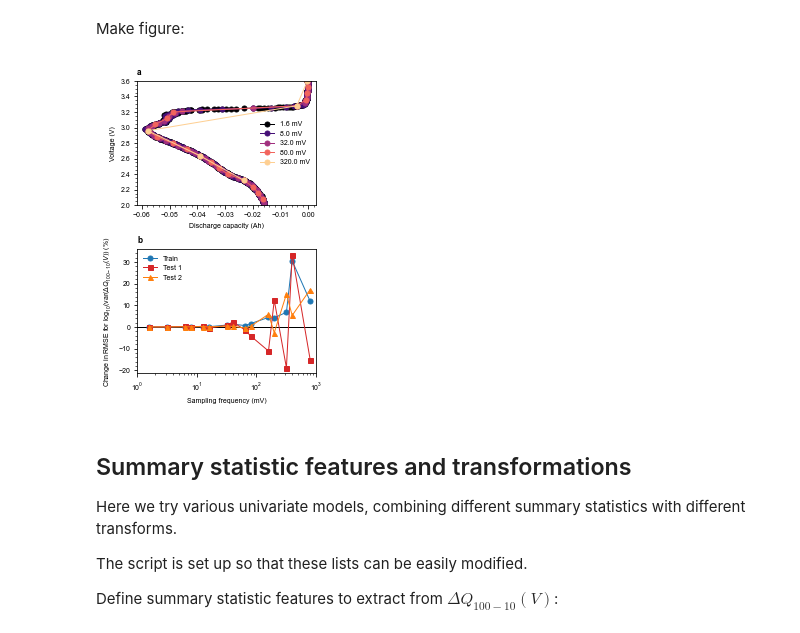
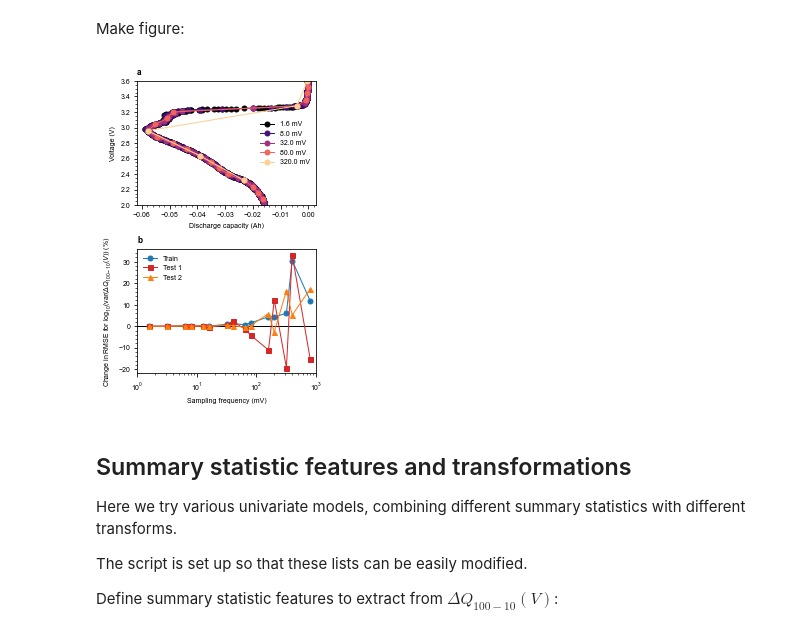
Before and after one commit to petermattia/revisit-severson-et-al, a Jupyter notebook: revisit-severson-et-al.ipynb, the cells around one changed output. Cells and saved outputs as stored; diff of their text form; code cells hidden in the pictures.

```diff
--- a/revisit-severson-et-al.ipynb
+++ b/revisit-severson-et-al.ipynb
@@ -34,6 +39,7 @@ fig_width = 3.25 # ECS spec is 3.25" width
 fig_width_2col = 7
 fig_height = (3 / 4) * fig_width # standard ratio
 
+rcParams['figure.autolayout'] = True
 rcParams['lines.markersize'] = 5
 rcParams['lines.linewidth'] = 1.0
 rcParams['font.size'] = 7
@@ -72,7 +79,7 @@ def sortKeyFunc(s):
     return int(os.path.basename(s)[4:-4])
 
 def load_dataset(folder):
-    files = glob.glob('./data/' + folder + '/*.csv')
+    files = glob.glob(f'./data/{folder}/*.csv')
     files.sort(key=sortKeyFunc) # glob returns list with arbitrary order
 
     l = len(files)
@@ -265,18 +268,18 @@ for k, freq in enumerate(sampling_frequencies):
     X_test1_scaled = scaler.transform(X_test1.reshape(-1, 1))
     X_test2_scaled = scaler.transform(X_test2.reshape(-1, 1))
 
-    # Define and fit elastic net:
-    enet = LinearRegression()
+    # Define and fit linear regression via enet
+    enet = ElasticNetCV(l1_ratio=l1_ratios, cv=5, random_state=0)
     enet.fit(X_train_scaled.reshape(-1, 1), y_train)
 
-    # Predict on test sets:
+    # Predict on test sets
     y_train_pred = enet.predict(X_train_scaled)
     y_test1_pred = enet.predict(X_test1_scaled)
     y_test2_pred = enet.predict(X_test2_scaled)
 
-    RMSE_train[k] = mean_squared_error(np.power(10, y_train), np.power(10, y_train_pred)) ** 0.5
-    RMSE_test1[k] = mean_squared_error(np.power(10, y_test1_mod), np.power(10, y_test1_pred)) ** 0.5
-    RMSE_test2[k] = mean_squared_error(np.power(10, y_test2), np.power(10, y_test2_pred)) ** 0.5
+    RMSE_train[k] = mean_squared_error(np.power(10, y_train), np.power(10, y_train_pred), squared=False)
+    RMSE_test1[k] = mean_squared_error(np.power(10, y_test1_mod), np.power(10, y_test1_pred), squared=False)
+    RMSE_test2[k] = mean_squared_error(np.power(10, y_test2), np.power(10, y_test2_pred), squared=False)
 # %% [markdown]
 Confirm models match up with Table 1 from Severson: RMSE = (103, 138, 196)
 # %%
@@ -313,36 +316,36 @@ ax = ax.ravel()
 ax[0].set_title('a', loc='left', weight='bold')
 ax[1].set_title('b', loc='left', weight='bold')
 
 # Panel A: Curves
 mV_frequencies_reduced = mV_frequencies[::3]
 
 sample_Qsub = Qsub[:, 98] - Qsub[:, 8] # Q100 - Q10
 
 for k, freq in enumerate(sampling_frequencies[::3]):
 
-    ax[0].plot(sample_Qsub[::freq], Vdlin[::freq],
-              '-o', color=colors[k], label=f'{mV_frequencies_reduced[k]} mV')
+    ax[0].plot(sample_Qsub[::freq], Vdlin[::freq], '-o',
+               color=colors[k], label=f'{mV_frequencies_reduced[k]} mV')
 
 ax[0].set_ylim([2.0, 3.6])
 ax[0].set_xlabel('Discharge capacity (Ah)')
 ax[0].set_ylabel('Voltage (V)')
 ax[0].legend()
 
 # Panel B: RMSE vs frequency
 ax[1].semilogx(mV_frequencies, RMSE_train_percent_change, '-o', color='tab:blue', label='Train', zorder=2)
 ax[1].semilogx(mV_frequencies, RMSE_test1_percent_change, '-s', color='tab:red', label='Test 1', zorder=2)
 ax[1].semilogx(mV_frequencies, RMSE_test2_percent_change, '-^', color='tab:orange', label='Test 2', zorder=2)
 ax[1].axhline(0, color='k', zorder=1)
 ax[1].set_xlim([1, 1001])
 ax[1].set_xlabel('Sampling frequency (mV)')
 ax[1].set_ylabel(r'Change in RMSE for $\log_{10}($var$(\Delta Q_{100-10}(V))$ (%)')
 ax[1].legend()
 
 # Save
 plt.tight_layout()
 plt.savefig(figpath / 'fig2_sampling_frequency.eps', format='eps')
 # %% [output]
-[figure, old version]
+[figure, new version]
 # %% [markdown]
 ## Summary statistic features and transformations
 
```
Also changed, not shown: parts of 64 cells of this notebook, 6 other files.
